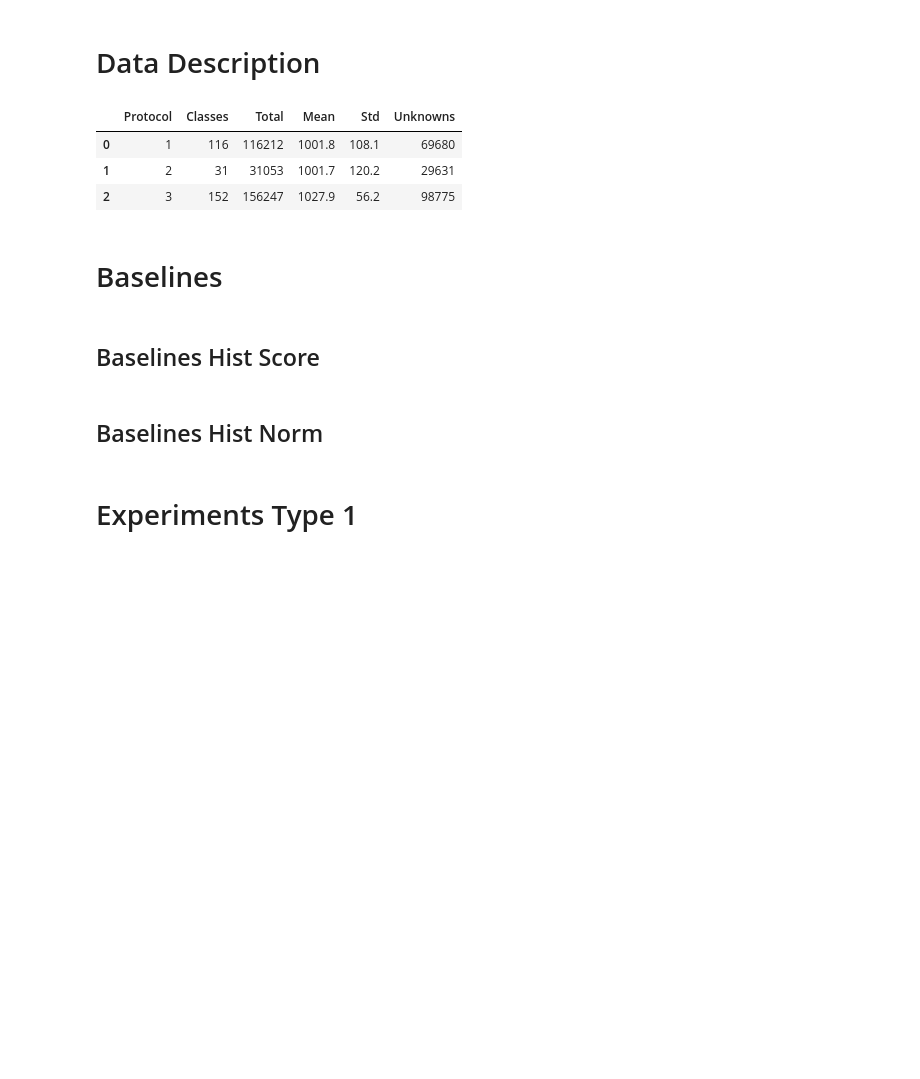
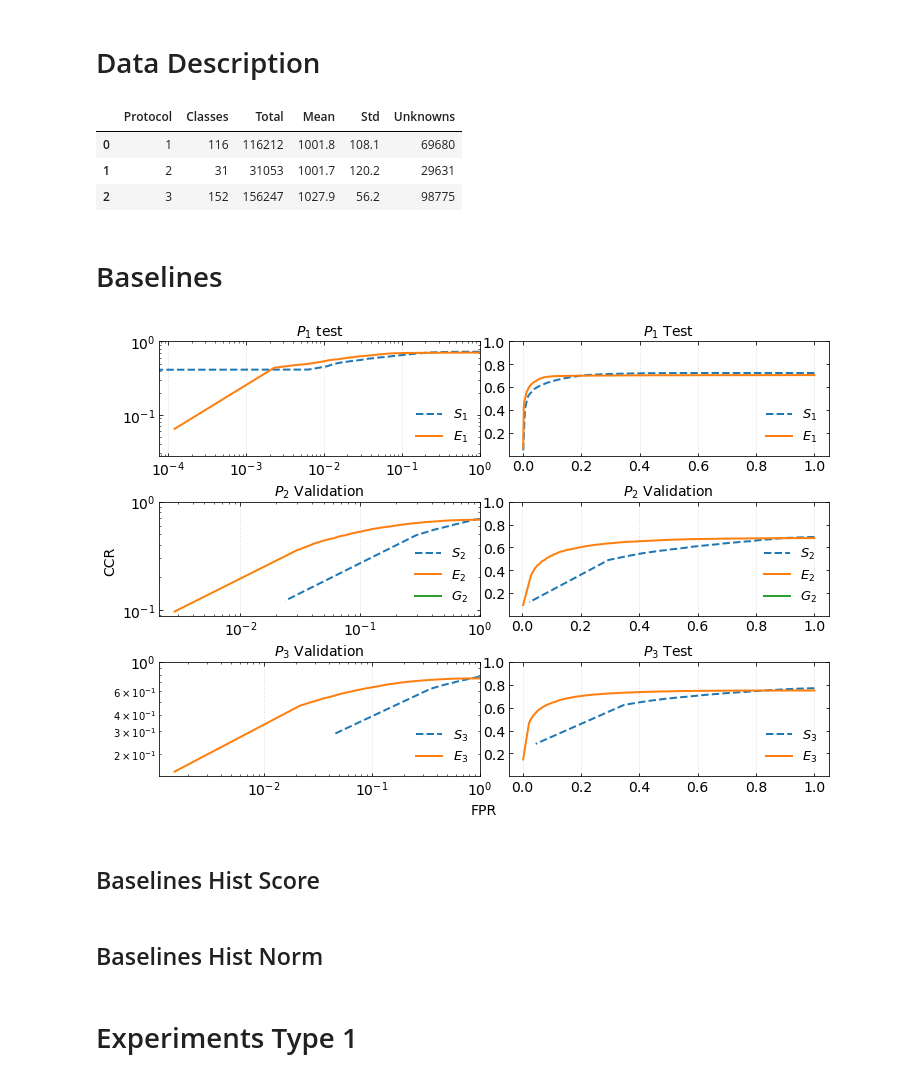
Before and after one commit to AIML-IfI/openset-imagenet, a Jupyter notebook: analysis/figures.ipynb, the cells around one changed output. Cells and saved outputs as stored; diff of their text form; code cells hidden in the pictures; blank space fills up the shorter version.

```diff
--- a/analysis/figures.ipynb
+++ b/analysis/figures.ipynb
@@ -69,72 +66,80 @@ df
 # %% [markdown]
 # Baselines
 # %%
-import util
+import sys
+sys.path.append("../")
+import src.util as util
 import matplotlib.pyplot as plt
 import numpy as np
 import pandas as pd
 from pathlib import Path
 
 # General Experiments
-results = Path('results')
+results = Path('../../results')
 
 p1_paths = {
     '$S_1$':    results/'s1n_l1_e0_adam_d40_g0.3/s1n_l1_e0_adam_d40_g0.3_curr_val_arr.npz',
     '$E_1$':    results/'e1n_w1_l1_e0_sgd_d40_g0.3/e1n_w1_l1_e0_sgd_d40_g0.3_curr_val_arr.npz',
-    '$O_1$':    results/'o1n_a1_w1_l1_e0_adam_d40_g0.3/o1n_a1_w1_l1_e0_adam_d40_g0.3_curr_val_arr.npz',}
+    # '$O_1$':    results/'o1n_a1_w1_l1_e0_adam_d40_g0.3/o1n_a1_w1_l1_e0_adam_d40_g0.3_curr_val_arr.npz',
+    }
 
 p2_paths = {
     '$S_2$':    results/'s2_a0_w0_l1_t8_x0_e0_af/s2_a0_w0_l1_t8_x0_e0_af_119_val_arr.npz',
     '$E_2$':    results/'e2n_a0_w1_l1_t5_x0_e0_af/e2n_a0_w1_l1_t5_x0_e0_af_curr_val_arr.npz',
-    '$O_2$':    results/'o2n_a0.01_w0.1_l1_t5_x10_e0_af/o2n_a0.01_w0.1_l1_t5_x10_e0_af_best_val_arr.npz',}
+    # '$O_2$':    results/'o2n_a0.01_w0.1_l1_t5_x10_e0_af/o2n_a0.01_w0.1_l1_t5_x10_e0_af_best_val_arr.npz',
+    '$G_2$':    '../outputs/g2n_l1_e0_adam/g2n_l1_e0_adam_best_val_arr.npz'
+    }
 
 p3_paths = {
     '$S_3$':    results/'s3n_l1_e0_adam_d40_g0.3/s3n_l1_e0_adam_d40_g0.3_curr_val_arr.npz',
     '$E_3$':    results/'e3n_w0.1_l1_e0_adam_d40_g0.3/e3n_w0.1_l1_e0_adam_d40_g0.3_curr_val_arr.npz',
-    '$O_3$':    results/'o3n_a0.01_w0.1_l1_e0_adam_d40_g0.3/o3n_a0.01_w0.1_l1_e0_adam_d40_g0.3_curr_val_arr.npz',}
+    # '$O_3$':    results/'o3n_a0.01_w0.1_l1_e0_adam_d40_g0.3/o3n_a0.01_w0.1_l1_e0_adam_d40_g0.3_curr_val_arr.npz',
+    }
 
 p1_best_val = util.read_array_list(util.get_best_arrays(p1_paths))
 p1_best_test = util.read_array_list(util.transform_to_test(util.get_best_arrays(p1_paths)))
 p2_best_val = util.read_array_list(util.get_best_arrays(p2_paths))
 p2_best_test = util.read_array_list(util.transform_to_test(util.get_best_arrays(p2_paths)))
 p3_best_val = util.read_array_list(util.get_best_arrays(p3_paths))
 p3_best_test = util.read_array_list(util.transform_to_test(util.get_best_arrays(p3_paths)))
 
-points = 700
+points = 100
 font = 14
 linewidth=2
 fig = plt.figure(figsize=(12,8))
-gs = fig.add_gridspec(3, 2, hspace=0.2, wspace=0.09)
-axs = gs.subplots(sharex=True, sharey=True)
+gs = fig.add_gridspec(3, 2, hspace=0.4, wspace=0.09)
+axs = gs.subplots(sharex=False, sharey=False)
 axs = axs.flat
-util.plot_oscr(p1_best_test, split='val', scale='linear', use_norms=False, base_line=True, # marker = 'x', marker_step=1000,
-               title='$P_1$ Validation', linewidth=linewidth, ax_label_font=font, ax=axs[0], legend_pos='lower right', points=points)
+util.plot_oscr(p1_best_test, split='test', scale='log', use_norms=False, base_line=True,
+               title='$P_1$ test', linewidth=linewidth, ax_label_font=font, ax=axs[0], legend_pos='lower right', points=points)
 
 util.plot_oscr(p1_best_test, split='test', scale='linear', use_norms=False, base_line=True,
                title='$P_1$ Test', linewidth=linewidth, ax_label_font=font, ax=axs[1], legend_pos='lower right', points=points)
 
-# util.plot_oscr(p2_best_val, split='val', scale='linear', use_norms=False, base_line=True,
-#                title='$P_2$ Validation', linewidth=linewidth, ax_label_font=font, ax=axs[2], legend_pos='lower right', points=points)
+util.plot_oscr(p2_best_val, split='val', scale='log', use_norms=False, base_line=True,
+               title='$P_2$ Validation', linewidth=linewidth, ax_label_font=font, ax=axs[2], legend_pos='lower right', points=points)
 
-# util.plot_oscr(p2_best_test, split='test', scale='linear', use_norms=False, base_line=True,
-#                title='$P_2$ Test', linewidth=linewidth, ax_label_font=font, ax=axs[3], legend_pos='lower right', points=points)
+util.plot_oscr(p2_best_val, split='val', scale='linear', use_norms=False, base_line=True,
+               title='$P_2$ Validation', linewidth=linewidth, ax_label_font=font, ax=axs[3], legend_pos='lower right', points=points)
 
-# util.plot_oscr(p3_best_val, split='val', scale='linear', use_norms=False, base_line=True,
-#                title='$P_3$ Validation', linewidth=linewidth, ax_label_font=font, ax=axs[4], legend_pos='lower right', points=points)
+util.plot_oscr(p3_best_val, split='val', scale='log', use_norms=False, base_line=True,
+               title='$P_3$ Validation', linewidth=linewidth, ax_label_font=font, ax=axs[4], legend_pos='lower right', points=points)
 
-# util.plot_oscr(p3_best_test, split='test', scale='linear', use_norms=False, base_line=True,
-#                title='$P_3$ Test', linewidth=linewidth, ax_label_font=font, ax=axs[5], legend_pos='lower right', points=points)
+util.plot_oscr(p3_best_val, split='val', scale='linear', use_norms=False, base_line=True,
+               title='$P_3$ Test', linewidth=linewidth, ax_label_font=font, ax=axs[5], legend_pos='lower right', points=points)
 
 for ax in axs:
-    ax.label_outer()
+    # ax.label_outer()
     ax.grid(axis='x', linestyle=':', linewidth=1, color='gainsboro')
 
 fig.text(0.5, 0.06, 'FPR', ha='center', fontsize=font)
 fig.text(0.06, 0.5, 'CCR', va='center', rotation='vertical', fontsize=font)
 
 # plt.savefig('fig/base_noadv_allp.pdf', dpi=100, bbox_inches='tight')
 plt.show()
 # get_models_epochs(p2_files1)
+# %% [output]
+[figure, added]
 # %%
 gt =  p1_best_val['$S_1$']['gt']
 scores = p1_best_val['$S_1$']['scores']
```
Also changed, not shown: parts of 1 cell of this notebook, 1 other file.
